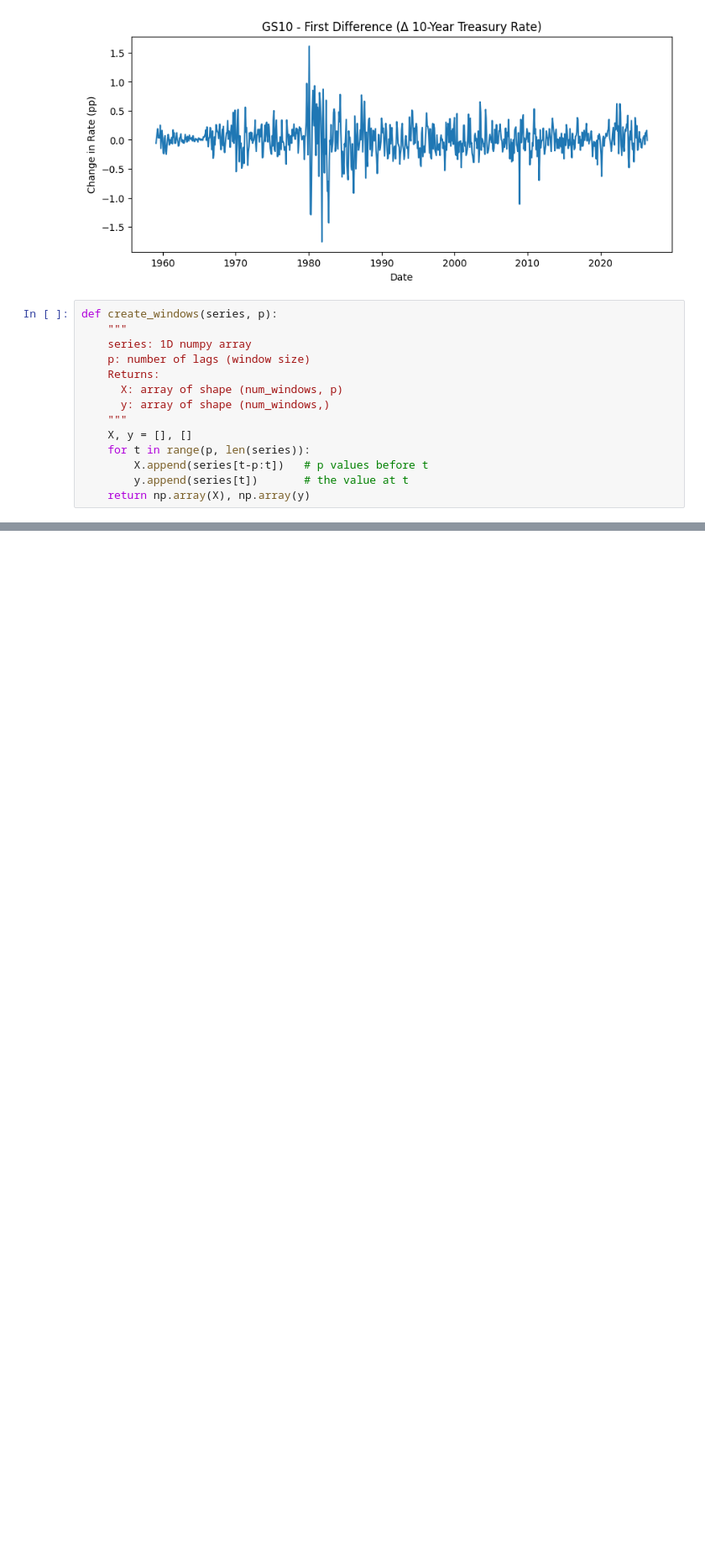
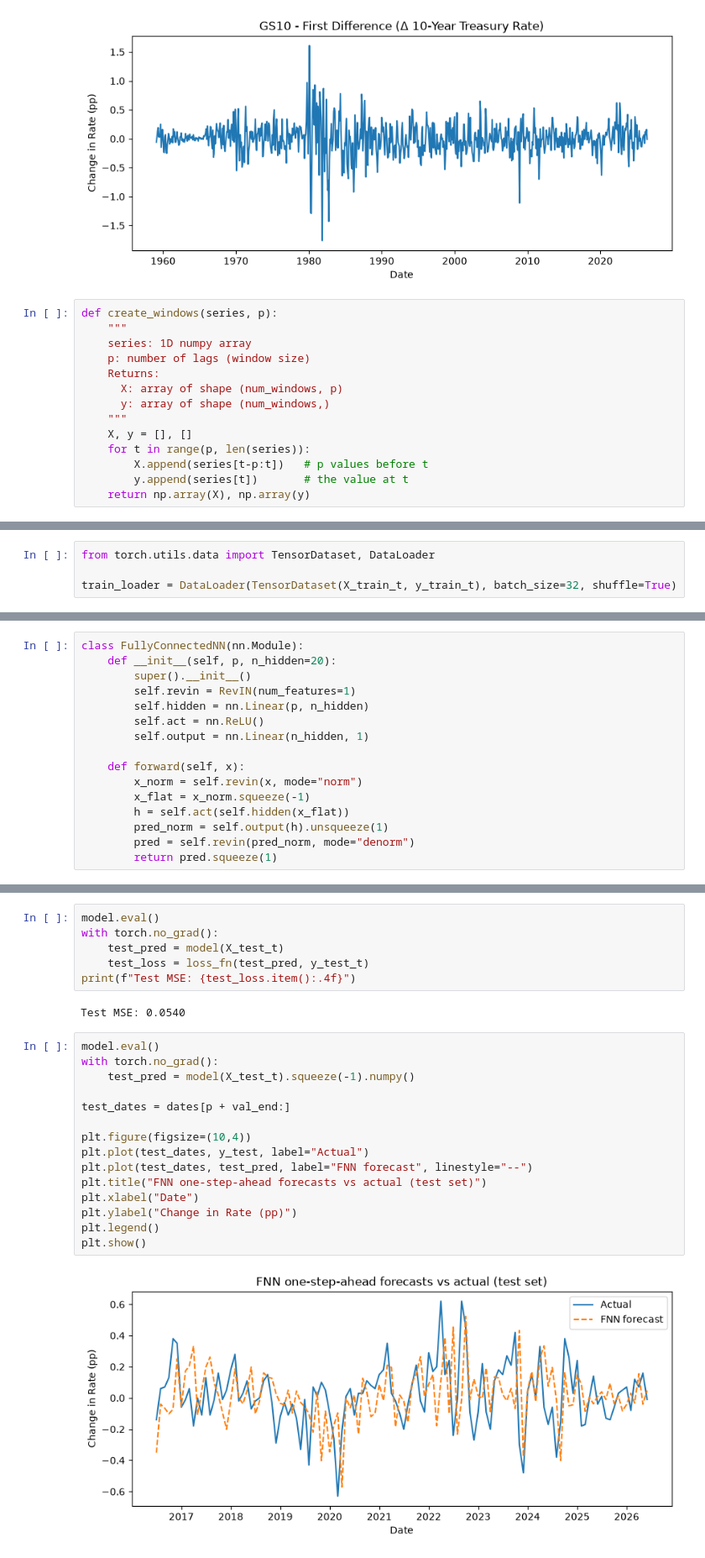
Before and after one commit to WillNeub/VIPHW1Part2, a Jupyter notebook: new_series_fcn.ipynb, the cells around one changed output, grey strips where cells are left out. Shown at 84% size. Drawn from its saved outputs; the diff is of its cells as text; blank space fills up the shorter version.

Commit message:
Implemented RevIN normalization on FullyConnectedNN w/ visualizations. Pending design/parameter decisions.

```diff
--- a/new_series_fcn.ipynb
+++ b/new_series_fcn.ipynb
@@ -78,0 +107,4 @@ def create_windows(series, p):
+# %%
+from torch.utils.data import TensorDataset, DataLoader
+
+train_loader = DataLoader(TensorDataset(X_train_t, y_train_t), batch_size=32, shuffle=True)
@@ -78,0 +131,16 @@ def create_windows(series, p):
+# %%
+class FullyConnectedNN(nn.Module):
+    def __init__(self, p, n_hidden=20):
+        super().__init__()
+        self.revin = RevIN(num_features=1)
+        self.hidden = nn.Linear(p, n_hidden)
+        self.act = nn.ReLU()
+        self.output = nn.Linear(n_hidden, 1)
+
+    def forward(self, x):
+        x_norm = self.revin(x, mode="norm")
+        x_flat = x_norm.squeeze(-1)
+        h = self.act(self.hidden(x_flat))
+        pred_norm = self.output(h).unsqueeze(1)
+        pred = self.revin(pred_norm, mode="denorm")
+        return pred.squeeze(1)
@@ -78,0 +181,25 @@ def create_windows(series, p):
+# %%
+model.eval()
+with torch.no_grad():
+    test_pred = model(X_test_t)
+    test_loss = loss_fn(test_pred, y_test_t)
+print(f"Test MSE: {test_loss.item():.4f}")
+# %% [output]
+Test MSE: 0.0540
+# %%
+model.eval()
+with torch.no_grad():
+    test_pred = model(X_test_t).squeeze(-1).numpy()
+
+test_dates = dates[p + val_end:]
+
+plt.figure(figsize=(10,4))
+plt.plot(test_dates, y_test, label="Actual")
+plt.plot(test_dates, test_pred, label="FNN forecast", linestyle="--")
+plt.title("FNN one-step-ahead forecasts vs actual (test set)")
+plt.xlabel("Date")
+plt.ylabel("Change in Rate (pp)")
+plt.legend()
+plt.show()
+# %% [output]
+[figure, added]
```
Also changed, not shown: parts of 5 cells of this notebook.
